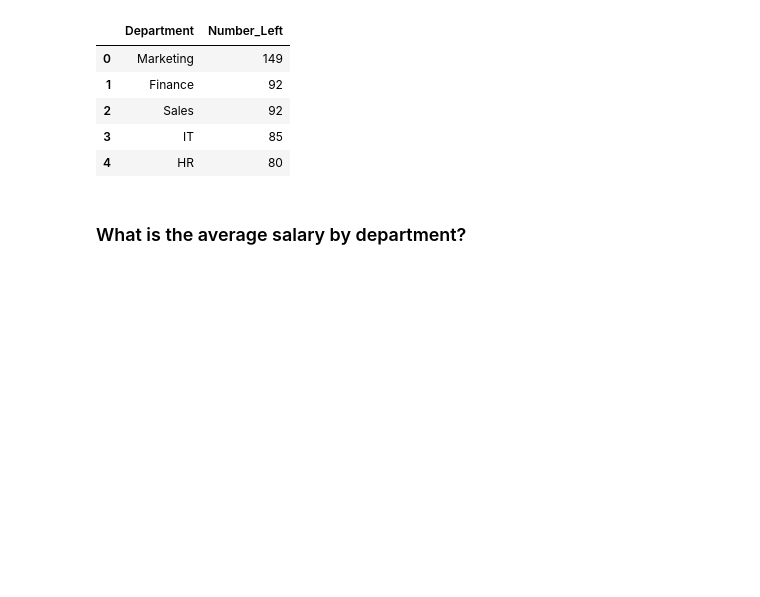
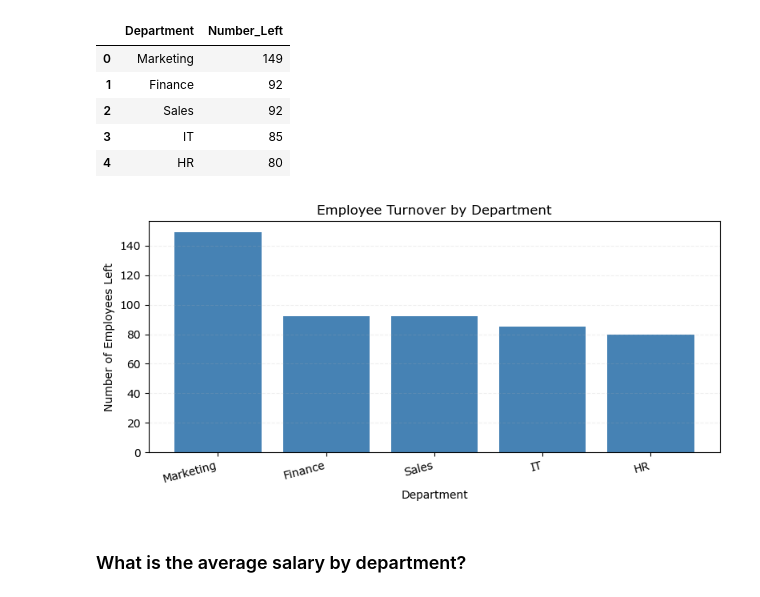
Before and after one commit to Chi-Matty/hr-employee-insights, a Jupyter notebook: hr_employee_data.ipynb, the cells around one changed output. Saved outputs shown, nothing was run; the diff lists cells and outputs as text; code cells hidden in the pictures; blank space fills up the shorter version.

```diff
--- a/hr_employee_data.ipynb
+++ b/hr_employee_data.ipynb
@@ -40,6 +35,20 @@ turnover_count
 | 2 | Sales | 92 |
 | 3 | IT | 85 |
 | 4 | HR | 80 |
+# %%
+#turnover_count = turnover_count.sort_values('Number_Left', ascending=False)
+
+plt.figure(figsize=(8, 4))
+plt.bar(turnover_count['Department'], turnover_count['Number_Left'], color='steelblue')
+plt.title('Employee Turnover by Department')
+plt.xlabel('Department')
+plt.ylabel('Number of Employees Left')
+plt.xticks(rotation=15, ha='right')
+plt.tight_layout()
+plt.grid(axis='y', linestyle='--', alpha=0.2)
+plt.show()
+# %% [output]
+[figure, added]
 # %% [markdown]
 ### What is the average salary by department?
 # %%
```
Also changed, not shown: parts of 14 cells of this notebook.
